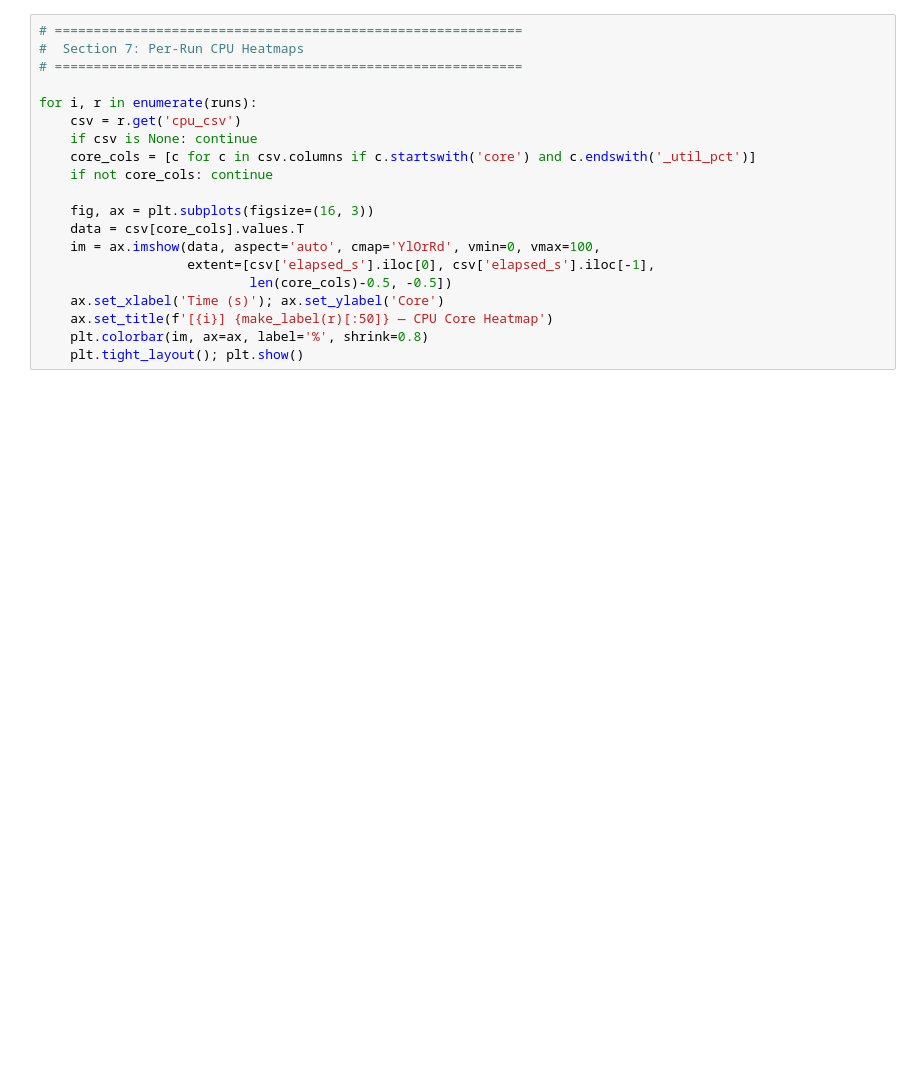
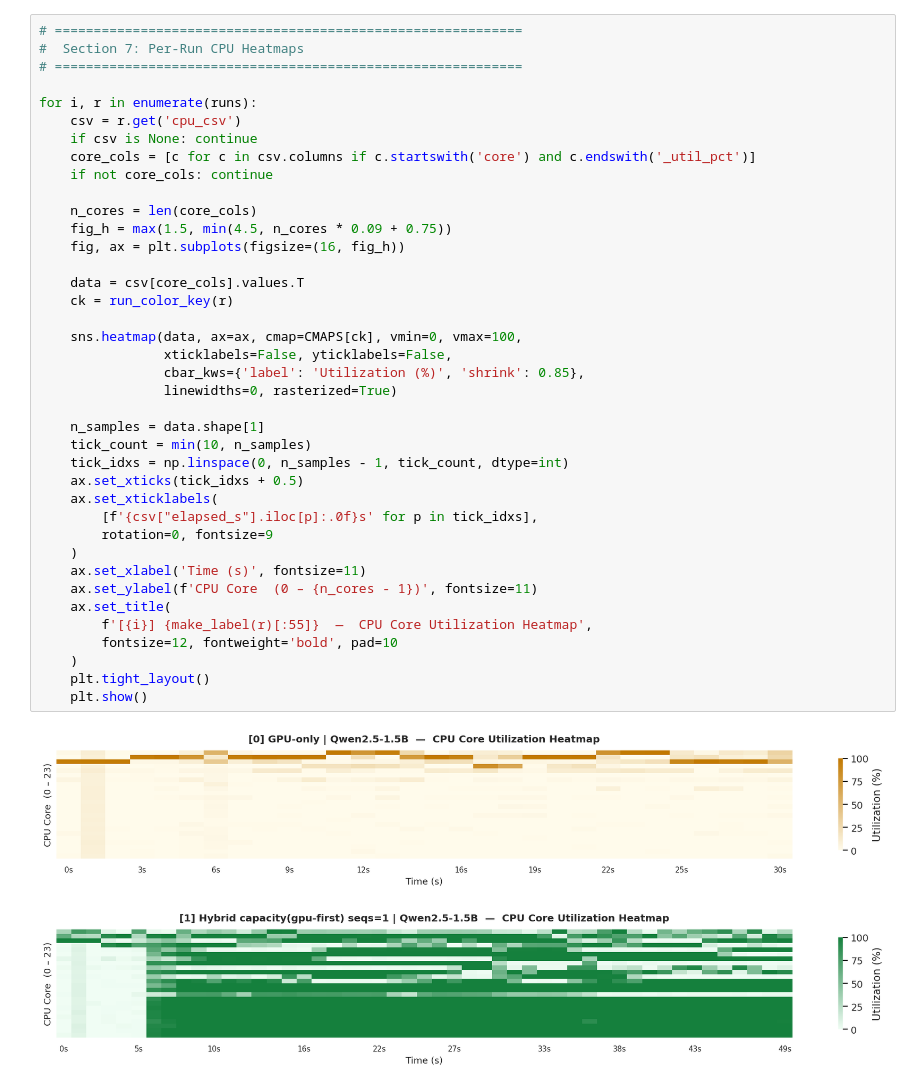
Before and after one commit to mystous/vllm_hybrid, a Jupyter notebook: eval/analysis_v3.ipynb, the cells around one changed output. Saved outputs shown, nothing was run; the diff lists cells and outputs as text; blank space fills up the shorter version.

```diff
--- a/eval/analysis_v3.ipynb
+++ b/eval/analysis_v3.ipynb
@@ -357,20 +498,42 @@ plt.show()
 # %%
 # ============================================================
 #  Section 7: Per-Run CPU Heatmaps
 # ============================================================
 
 for i, r in enumerate(runs):
     csv = r.get('cpu_csv')
     if csv is None: continue
     core_cols = [c for c in csv.columns if c.startswith('core') and c.endswith('_util_pct')]
     if not core_cols: continue
 
-    fig, ax = plt.subplots(figsize=(16, 3))
+    n_cores = len(core_cols)
+    fig_h = max(1.5, min(4.5, n_cores * 0.09 + 0.75))
+    fig, ax = plt.subplots(figsize=(16, fig_h))
+
     data = csv[core_cols].values.T
-    im = ax.imshow(data, aspect='auto', cmap='YlOrRd', vmin=0, vmax=100,
-                   extent=[csv['elapsed_s'].iloc[0], csv['elapsed_s'].iloc[-1],
-                           len(core_cols)-0.5, -0.5])
-    ax.set_xlabel('Time (s)'); ax.set_ylabel('Core')
-    ax.set_title(f'[{i}] {make_label(r)[:50]} — CPU Core Heatmap')
-    plt.colorbar(im, ax=ax, label='%', shrink=0.8)
-    plt.tight_layout(); plt.show()
+    ck = run_color_key(r)
+
+    sns.heatmap(data, ax=ax, cmap=CMAPS[ck], vmin=0, vmax=100,
+                xticklabels=False, yticklabels=False,
+                cbar_kws={'label': 'Utilization (%)', 'shrink': 0.85},
+                linewidths=0, rasterized=True)
+
+    n_samples = data.shape[1]
+    tick_count = min(10, n_samples)
+    tick_idxs = np.linspace(0, n_samples - 1, tick_count, dtype=int)
+    ax.set_xticks(tick_idxs + 0.5)
+    ax.set_xticklabels(
+        [f'{csv["elapsed_s"].iloc[p]:.0f}s' for p in tick_idxs],
+        rotation=0, fontsize=9
+    )
+    ax.set_xlabel('Time (s)', fontsize=11)
+    ax.set_ylabel(f'CPU Core  (0 – {n_cores - 1})', fontsize=11)
+    ax.set_title(
+        f'[{i}] {make_label(r)[:55]}  —  CPU Core Utilization Heatmap',
+        fontsize=12, fontweight='bold', pad=10
+    )
+    plt.tight_layout()
+    plt.show()
+# %% [output]
+[figure, added]
+[figure, added]
```
Also changed, not shown: parts of 16 cells of this notebook, 1 other file.
